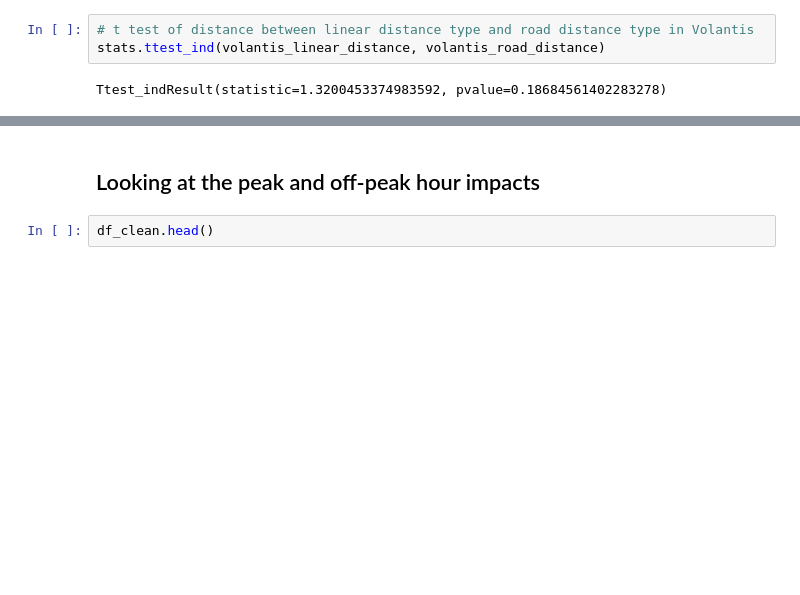
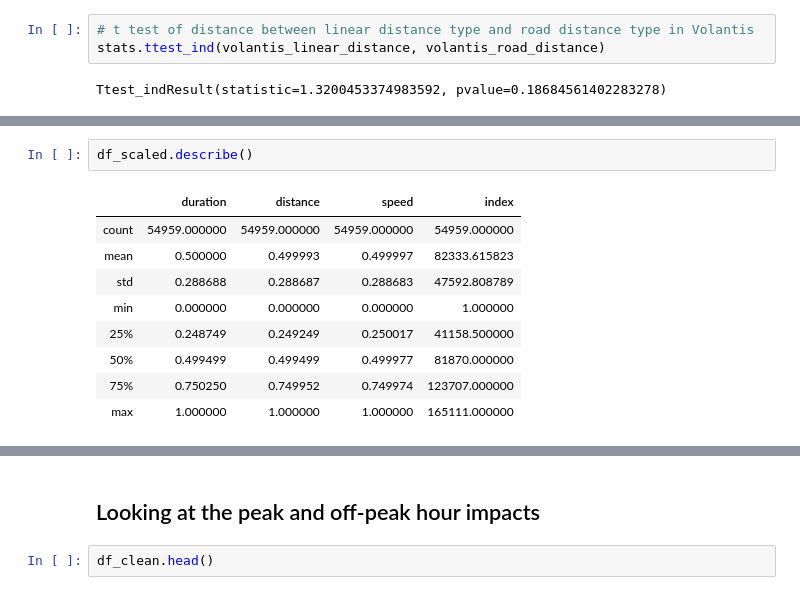
Before and after one commit to ta-data-bcn/technical-interview, a Jupyter notebook: Technical_Interview_Chao.ipynb, the cells around one changed output, grey strips where cells are left out. Saved outputs shown, nothing was run; the diff lists cells and outputs as text; blank space fills up the shorter version.

```diff
--- a/Technical_Interview_Chao.ipynb
+++ b/Technical_Interview_Chao.ipynb
@@ -454,0 +489,12 @@ Ttest_indResult(statistic=1.3200453374983592, pvalue=0.18684561402283278)
+# %%
+df_scaled.describe()
+# %% [output]
+|  | duration | distance | speed | index |
+| count | 54959.000000 | 54959.000000 | 54959.000000 | 54959.000000 |
+| mean | 0.500000 | 0.499993 | 0.499997 | 82333.615823 |
+| std | 0.288688 | 0.288687 | 0.288683 | 47592.808789 |
+| min | 0.000000 | 0.000000 | 0.000000 | 1.000000 |
+| 25% | 0.248749 | 0.249249 | 0.250017 | 41158.500000 |
+| 50% | 0.499499 | 0.499499 | 0.499977 | 81870.000000 |
+| 75% | 0.750250 | 0.749952 | 0.749974 | 123707.000000 |
+| max | 1.000000 | 1.000000 | 1.000000 | 165111.000000 |
```
Also changed, not shown: parts of 13 cells of this notebook.
